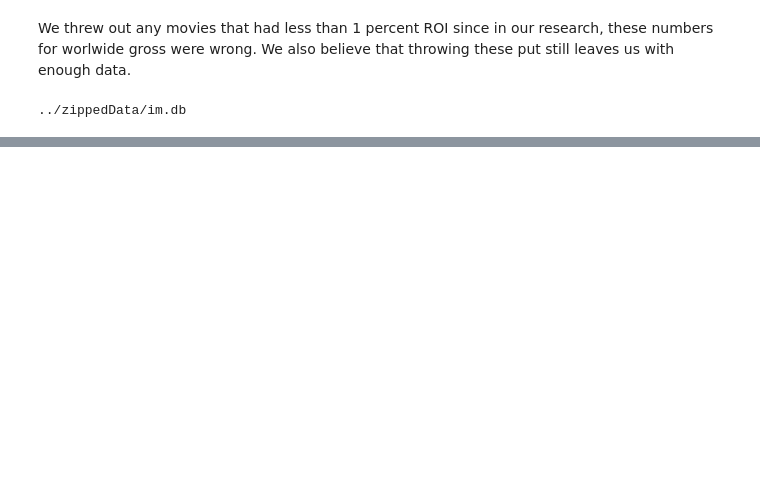
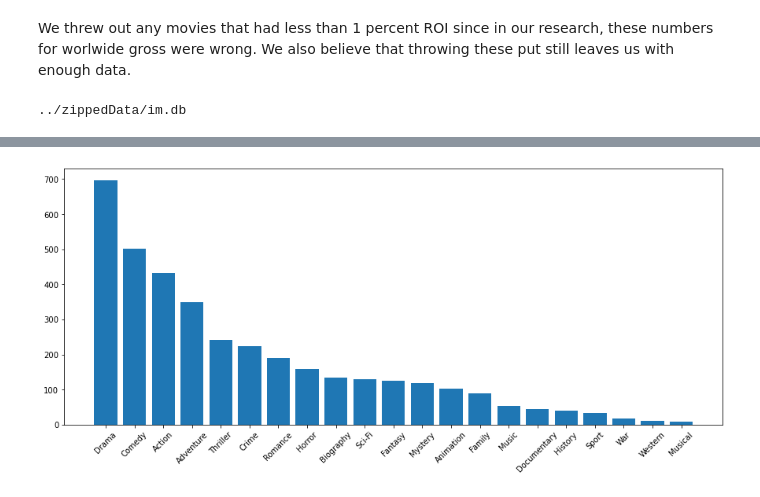
Before and after one commit to CooperWThompson/Movie_data_project, a Jupyter notebook: Cooper_notebook/Untitled.ipynb, the cells around one changed output, grey strips where cells are left out. Saved outputs shown, nothing was run; the diff lists cells and outputs as text; code cells hidden in the pictures; blank space fills up the shorter version.

```diff
--- a/Cooper_notebook/Untitled.ipynb
+++ b/Cooper_notebook/Untitled.ipynb
@@ -241,0 +310,2 @@ pd.read_sql(query, con)
+# %%
+final_table_genres = final_table_genres.explode('genres')
@@ -241,0 +447,3 @@ pd.read_sql(query, con)
+# %%
+f_t_count = final_table_genres.groupby('genres').count().sort_values(by='id',ascending=False)
+f_t_count
@@ -241,0 +469,10 @@ pd.read_sql(query, con)
+# %%
+f_t_genres = list(f_t_count.index)
+# %%
+f_t_num = list(f_t_count['id'].values)
+# %%
+fig, ax = plt.subplots(figsize = (15,6))
+ax.bar(x=f_t_genres,height=f_t_num)
+plt.xticks(rotation=45);
+# %% [output]
+[figure, added]
```
Also changed, not shown: parts of 30 cells of this notebook.
